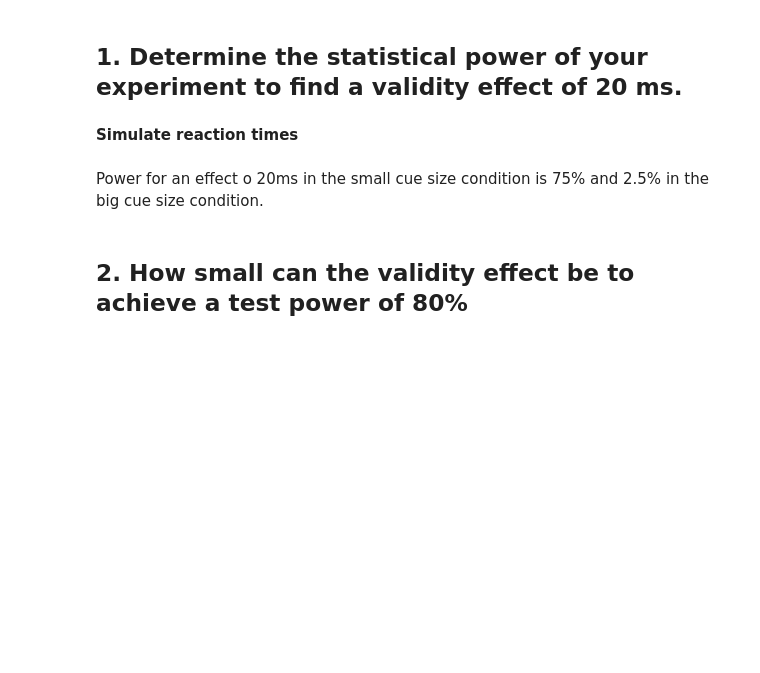
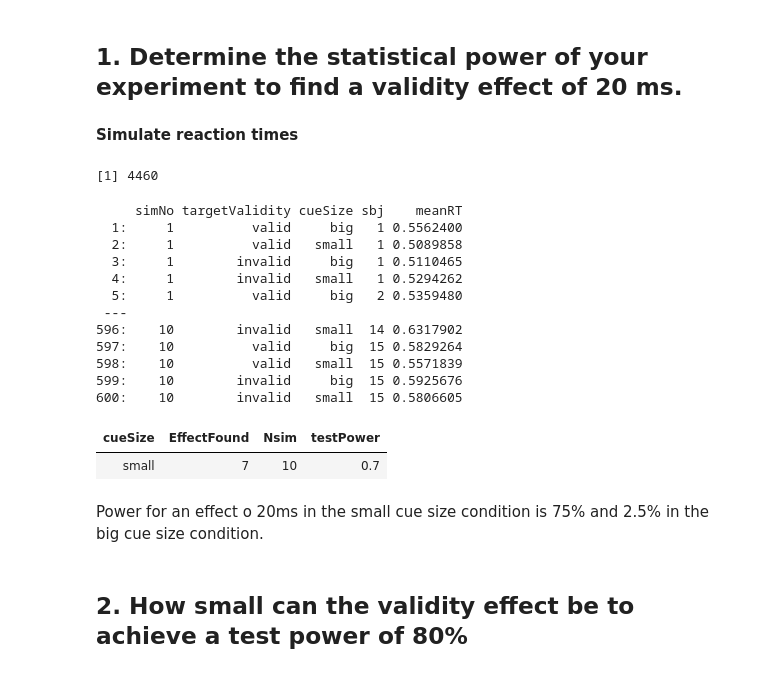
Before and after one commit to dominikpegler/r_analyze_experimental_data, a Jupyter notebook: hw/hw_03.ipynb, the cells around one changed output. Cells and saved outputs as stored; diff of their text form; code cells hidden in the pictures; blank space fills up the shorter version.

```diff
--- a/hw/hw_03.ipynb
+++ b/hw/hw_03.ipynb
@@ -229,14 +224,33 @@ runSimulation <- function(dt_template, Nsim, effect, sampleSize, simSampleSize,
 ## 1. Determine the statistical power of your experiment to find a validity effect of 20 ms.
 # %% [markdown]
 **Simulate reaction times**
+# %%
+nrow(dt_template)
+# %% [output]
+[1] 4460
 # %%
-Nsim <- 1000 # Number of simulations
+Nsim <- 10 # Number of simulations
 effect <- 0.02 # 20 ms validity effect (smallest relevant effect size)
 sampleSize <- length(unique(dt_template$sbj)) # sample size of data
 simSampleSize <- sampleSize # sample size for simulation (can be changed!)
 trialChangeFactor <- 1 # change factor for trial number to increase or decrease trial number
 
 runSimulation(dt_template, Nsim, effect, sampleSize, simSampleSize, trialChangeFactor)
+# %% [output]
+     simNo targetValidity cueSize sbj    meanRT
+  1:     1          valid     big   1 0.5562400
+  2:     1          valid   small   1 0.5089858
+  3:     1        invalid     big   1 0.5110465
+  4:     1        invalid   small   1 0.5294262
+  5:     1          valid     big   2 0.5359480
+ ---
+596:    10        invalid   small  14 0.6317902
+597:    10          valid     big  15 0.5829264
+598:    10          valid   small  15 0.5571839
+599:    10        invalid     big  15 0.5925676
+600:    10        invalid   small  15 0.5806605
+| cueSize | EffectFound | Nsim | testPower |
+| small | 7 | 10 | 0.7 |
 # %% [markdown]
 Power for an effect o 20ms in the small cue size condition is 75% and 2.5% in the big cue size condition.
 # %% [markdown]
```
Also changed, not shown: parts of 2 cells of this notebook, 1 other file.
